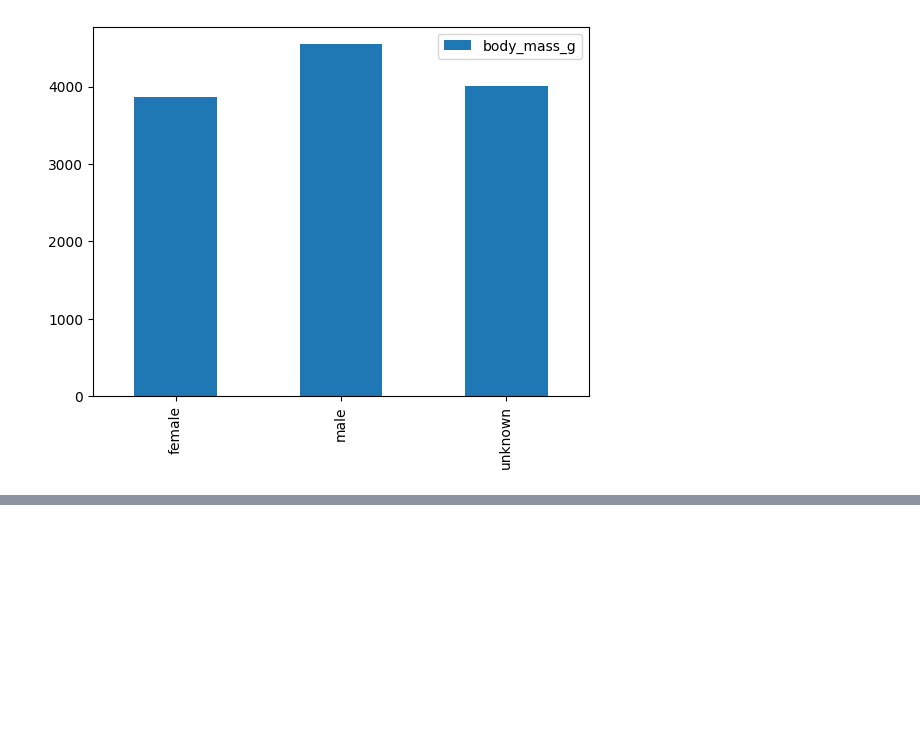
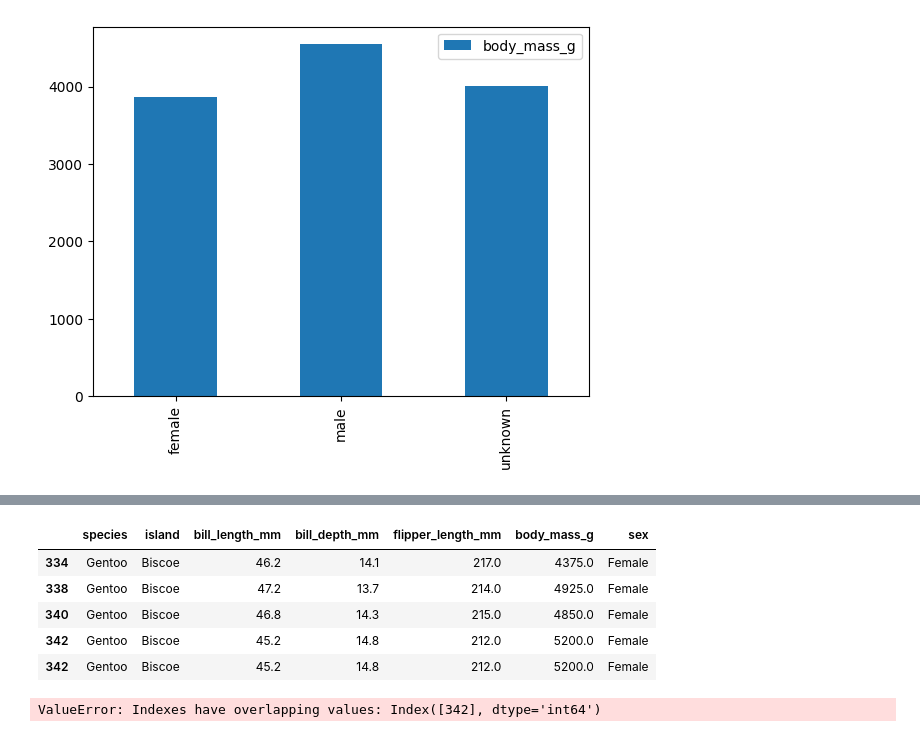
Before and after one commit to r-leyshon/py-pandas, a Jupyter notebook: joining-data/03-advanced.ipynb, the cells around one changed output, grey strips where cells are left out. Drawn from its saved outputs; the diff is of its cells as text; code cells hidden in the pictures; blank space fills up the shorter version.

Commit message:
feat: Verifying integrity with merge & concat

```diff
--- a/joining-data/03-advanced.ipynb
+++ b/joining-data/03-advanced.ipynb
@@ -150,0 +176,17 @@ plt.show()
+# %%
+dupe_row = females.iloc[-1, :].copy(deep=True)
+dupe_row = dupe_row.to_frame().T
+pd.concat([females, dupe_row]).tail()
+# see that they are now 2 rows with index 342
+# %% [output]
+|  | species | island | bill_length_mm | bill_depth_mm | flipper_length_mm | body_mass_g | sex |
+| 334 | Gentoo | Biscoe | 46.2 | 14.1 | 217.0 | 4375.0 | Female |
+| 338 | Gentoo | Biscoe | 47.2 | 13.7 | 214.0 | 4925.0 | Female |
+| 340 | Gentoo | Biscoe | 46.8 | 14.3 | 215.0 | 4850.0 | Female |
+| 342 | Gentoo | Biscoe | 45.2 | 14.8 | 212.0 | 5200.0 | Female |
+| 342 | Gentoo | Biscoe | 45.2 | 14.8 | 212.0 | 5200.0 | Female |
+# %%
+# now let's verify and raise on this condition
+pd.concat([females, dupe_row], verify_integrity=True)
+# %% [output]
+ValueError: Indexes have overlapping values: Index([342], dtype='int64')
```
Also changed, not shown: parts of 3 cells of this notebook.
